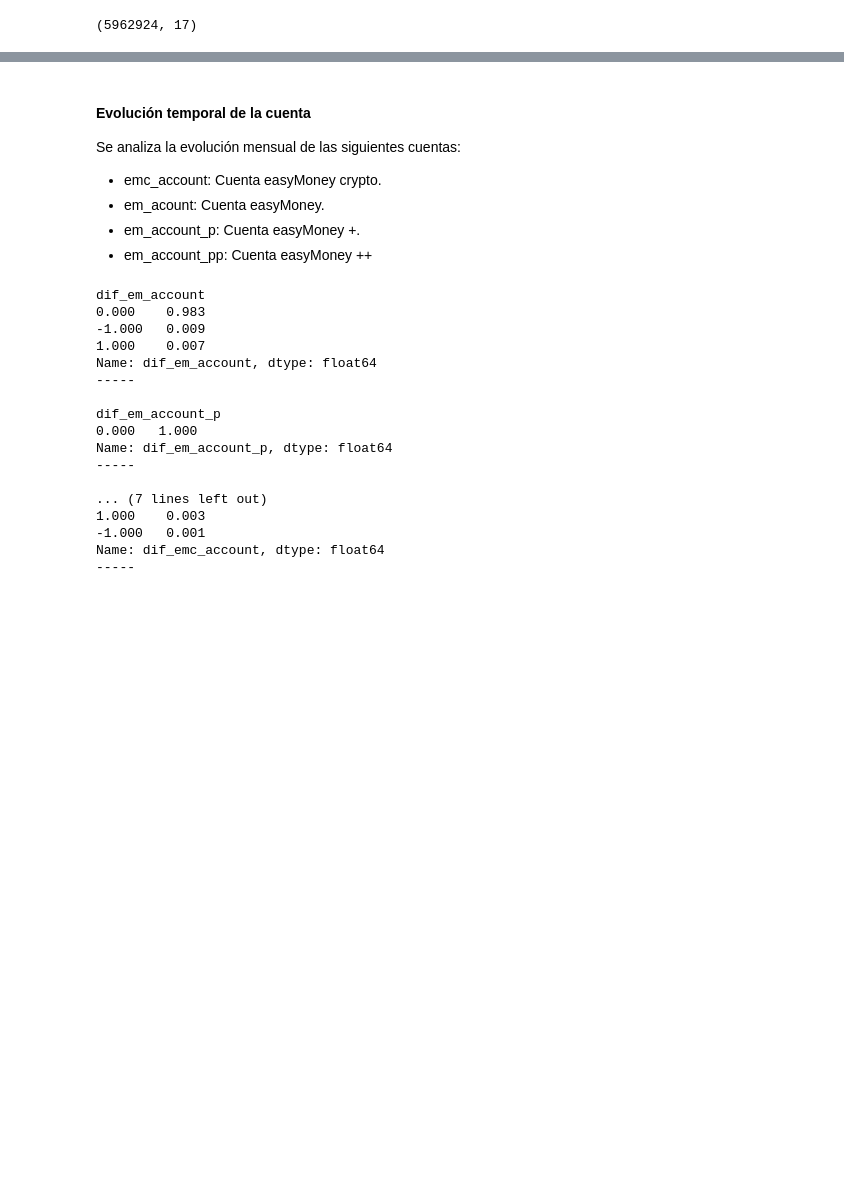
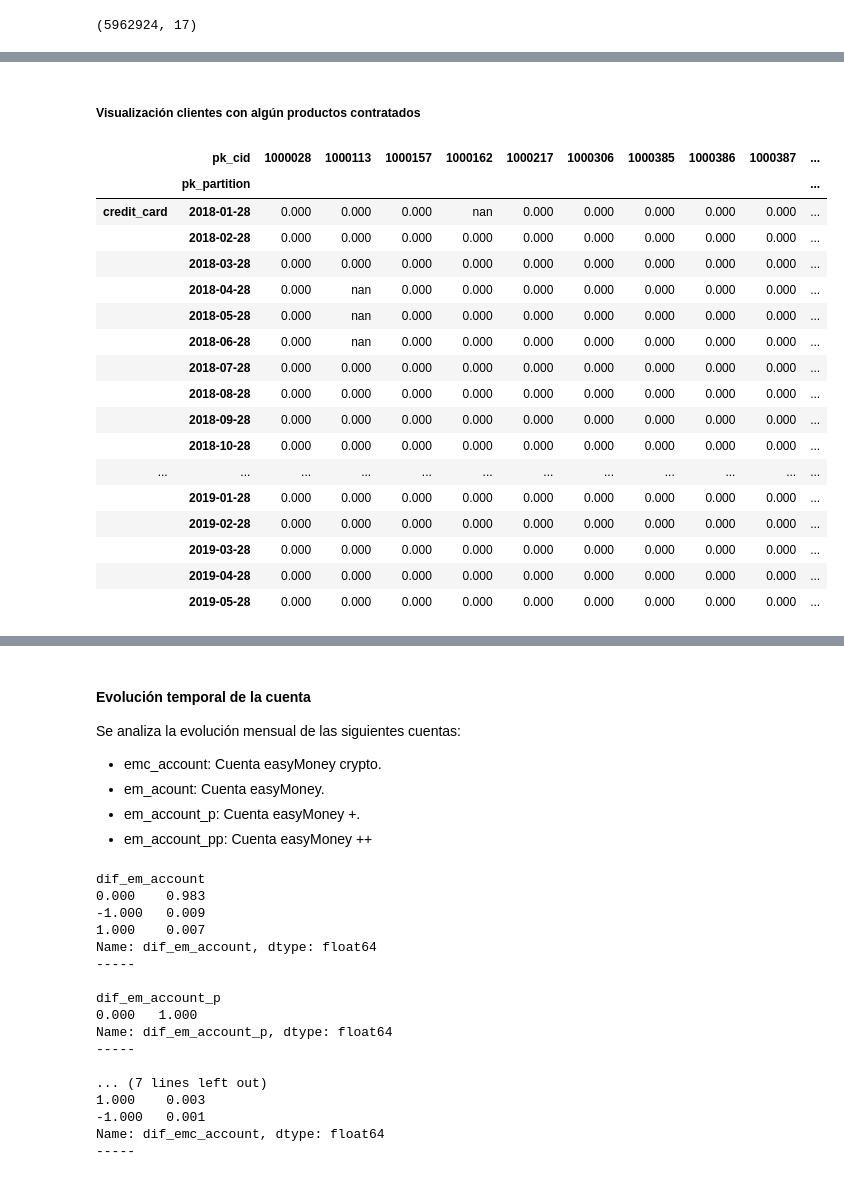
Before and after one commit to sergiomasavi/EasyMoney, a Jupyter notebook: Notebooks/TAREA_1_ANALISIS.ipynb, the cells around one changed output, grey strips where cells are left out. Drawn from its saved outputs; the diff is of its cells as text; code cells hidden in the pictures; blank space fills up the shorter version.

```diff
--- a/Notebooks/TAREA_1_ANALISIS.ipynb
+++ b/Notebooks/TAREA_1_ANALISIS.ipynb
@@ -367,0 +408,48 @@ df_products.shape
+# %%
+# Seleccionamos aquellos clientes que tienen algún servicio contratado
+dfc = pd.DataFrame((dfc_pivot.T == 1).any()).reset_index()
+dfc.columns = ['pk_cid', 'es_cliente']
+
+# Tomar lista de clientes y de no clientes
+clientes = dfc.loc[dfc['es_cliente']==True]['pk_cid'].to_list()
+no_clientes = dfc.loc[dfc['es_cliente']==False]['pk_cid'].to_list()
+# %%
+df_clientes_producto = df_clientes.loc[df_clientes['pk_cid'].isin(clientes)]
+df_clientes_no_producto = df_clientes.loc[df_clientes['pk_cid'].isin(no_clientes)]
+# %%
+# Comprobamos que los cálculos se han realizado correctamente.
+products_cols = ['short_term_deposit', 'loans', 'mortgage', 'funds',
+                 'securities', 'long_term_deposit', 'em_account_pp',
+                 'credit_card', 'payroll', 'pension_plan', 'payroll_account',
+                 'emc_account', 'debit_card', 'em_account_p', 'em_acount']
+
+df_cp_pivot = df_clientes_producto.pivot_table(index='pk_cid', columns='pk_partition', values=products_cols)
+df_cnp_pivot = df_clientes_no_producto.pivot_table(index='pk_cid', columns='pk_partition', values=products_cols)
+
+# Seguridad (DEBE CUMPLIRSE LA CONDICIÓN PARA NO OBTENER UN ERROR)
+assert ((df_cp_pivot.T == 1).any()).all()
+assert not ((df_cnp_pivot.T == 1).any()).all()
+# %% [markdown]
+##### Visualización clientes con algún productos contratados
+# %%
+pd.options.display.max_rows=255
+df_cp_pivot.head(20).T
+# %% [output]
+|  | pk_cid | 1000028 | 1000113 | 1000157 | 1000162 | 1000217 | 1000306 | 1000385 | 1000386 | 1000387 | ... |
+|  | pk_partition |  |  |  |  |  |  |  |  |  | ... |
+| credit_card | 2018-01-28 | 0.000 | 0.000 | 0.000 | nan | 0.000 | 0.000 | 0.000 | 0.000 | 0.000 | ... |
+|  | 2018-02-28 | 0.000 | 0.000 | 0.000 | 0.000 | 0.000 | 0.000 | 0.000 | 0.000 | 0.000 | ... |
+|  | 2018-03-28 | 0.000 | 0.000 | 0.000 | 0.000 | 0.000 | 0.000 | 0.000 | 0.000 | 0.000 | ... |
+|  | 2018-04-28 | 0.000 | nan | 0.000 | 0.000 | 0.000 | 0.000 | 0.000 | 0.000 | 0.000 | ... |
+|  | 2018-05-28 | 0.000 | nan | 0.000 | 0.000 | 0.000 | 0.000 | 0.000 | 0.000 | 0.000 | ... |
+|  | 2018-06-28 | 0.000 | nan | 0.000 | 0.000 | 0.000 | 0.000 | 0.000 | 0.000 | 0.000 | ... |
+|  | 2018-07-28 | 0.000 | 0.000 | 0.000 | 0.000 | 0.000 | 0.000 | 0.000 | 0.000 | 0.000 | ... |
+|  | 2018-08-28 | 0.000 | 0.000 | 0.000 | 0.000 | 0.000 | 0.000 | 0.000 | 0.000 | 0.000 | ... |
+|  | 2018-09-28 | 0.000 | 0.000 | 0.000 | 0.000 | 0.000 | 0.000 | 0.000 | 0.000 | 0.000 | ... |
+|  | 2018-10-28 | 0.000 | 0.000 | 0.000 | 0.000 | 0.000 | 0.000 | 0.000 | 0.000 | 0.000 | ... |
+| ... | ... | ... | ... | ... | ... | ... | ... | ... | ... | ... | ... |
+|  | 2019-01-28 | 0.000 | 0.000 | 0.000 | 0.000 | 0.000 | 0.000 | 0.000 | 0.000 | 0.000 | ... |
+|  | 2019-02-28 | 0.000 | 0.000 | 0.000 | 0.000 | 0.000 | 0.000 | 0.000 | 0.000 | 0.000 | ... |
+|  | 2019-03-28 | 0.000 | 0.000 | 0.000 | 0.000 | 0.000 | 0.000 | 0.000 | 0.000 | 0.000 | ... |
+|  | 2019-04-28 | 0.000 | 0.000 | 0.000 | 0.000 | 0.000 | 0.000 | 0.000 | 0.000 | 0.000 | ... |
+|  | 2019-05-28 | 0.000 | 0.000 | 0.000 | 0.000 | 0.000 | 0.000 | 0.000 | 0.000 | 0.000 | ... |
```
Also changed, not shown: parts of 20 cells of this notebook.
